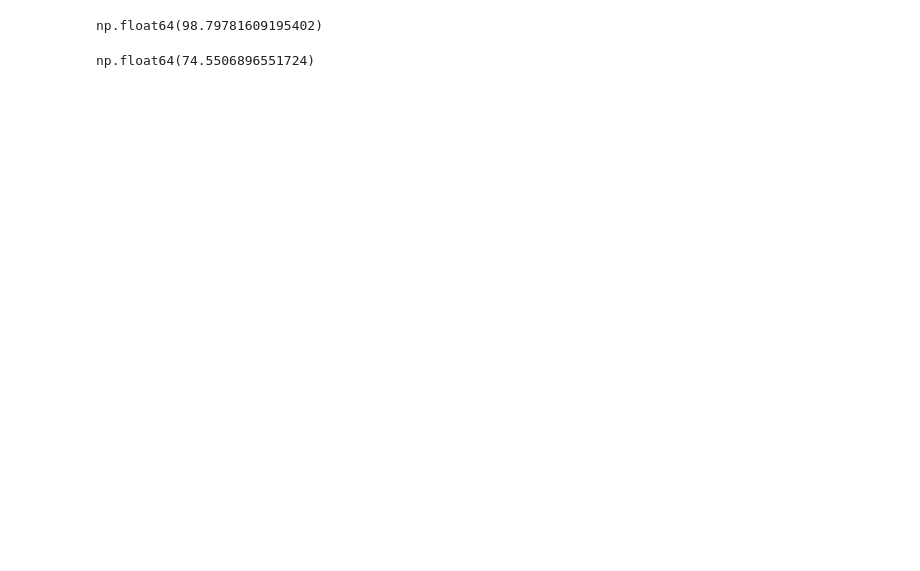
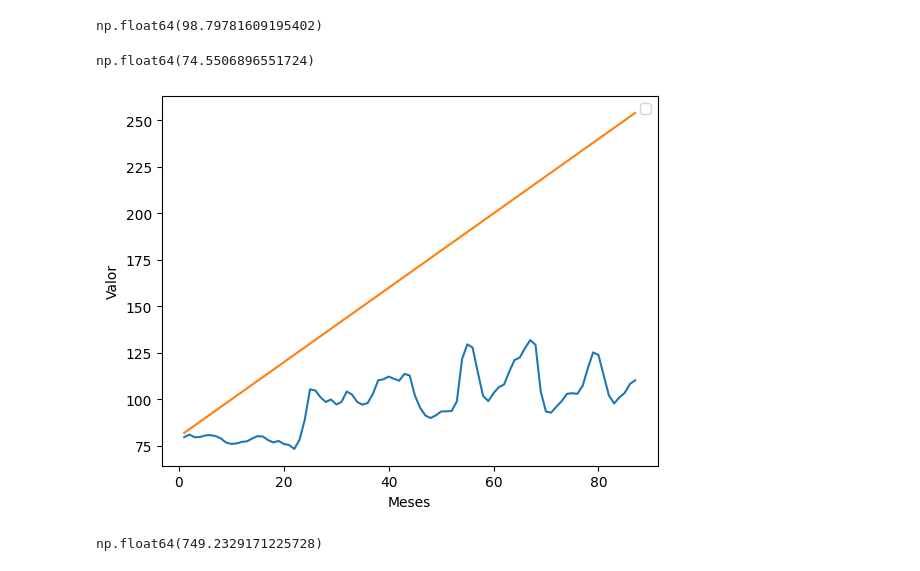
Before and after one commit to nascidoug/DATA_LEARNING, a Jupyter notebook: DATASCIENCE/ALURA/NOTEBOOKS/numpy.ipynb, the cells around one changed output. Cells and saved outputs as stored; diff of their text form; code cells hidden in the pictures; blank space fills up the shorter version.

```diff
--- a/DATASCIENCE/ALURA/NOTEBOOKS/numpy.ipynb
+++ b/DATASCIENCE/ALURA/NOTEBOOKS/numpy.ipynb
@@ -239,3 +232,23 @@ np.float64(98.79781609195402)
 np.mean([Kaliningrad])
 # %% [output]
 np.float64(74.5506896551724)
+# %%
+# Traçando uma reta de preço, estipulando valores manualmente
+
+x = datas
+y = 2*x+80
+
+plt.plot(datas, Moscow)
+plt.plot(x,y)
+plt.legend()
+plt.xlabel('Meses')
+plt.ylabel('Valor')
+plt.show()
+# %% [output]
+[figure, added]
+# %%
+#Ajustando a reta
+
+np.sqrt(np.sum(np.power(Moscow-y,2)))
+# %% [output]
+np.float64(749.2329171225728)
```
Also changed, not shown: parts of 16 cells of this notebook.
